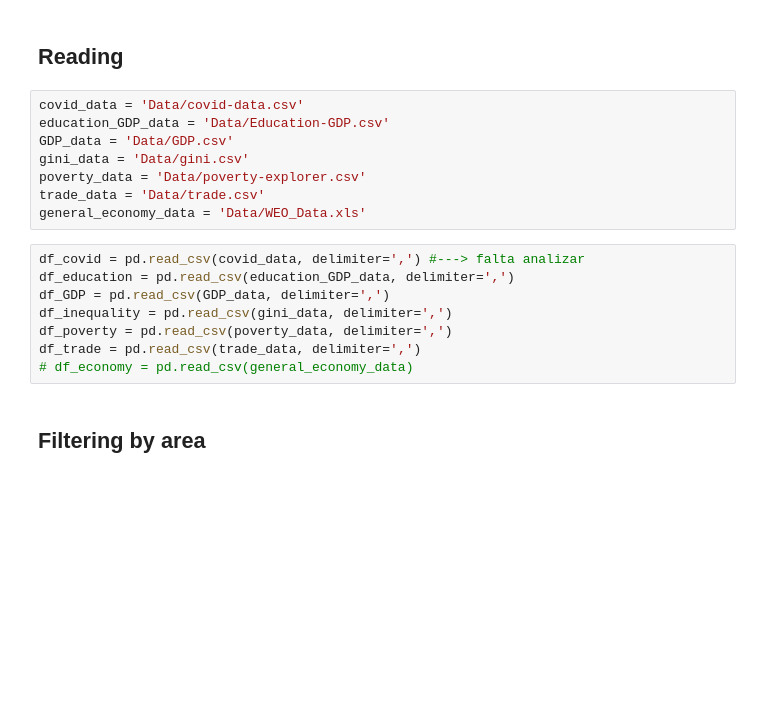
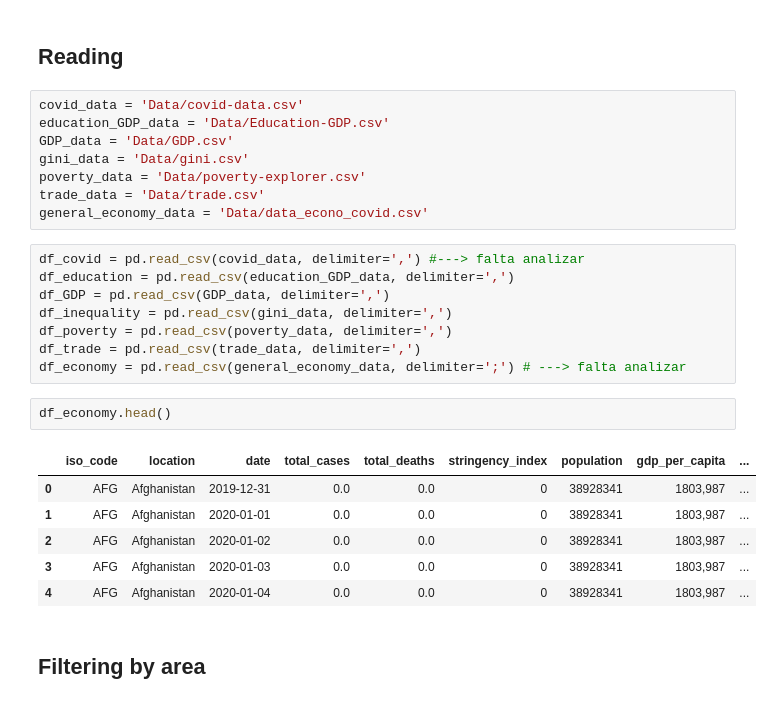
Before and after one commit to fernandolalanne/Practice-Project-Digital-Lab, a Jupyter notebook: analysis.ipynb, the cells around one changed output. Saved outputs shown, nothing was run; the diff lists cells and outputs as text; blank space fills up the shorter version.

Commit message:
Code New Data

```diff
--- a/analysis.ipynb
+++ b/analysis.ipynb
@@ -22,7 +22,7 @@ GDP_data = 'Data/GDP.csv'
 gini_data = 'Data/gini.csv'
 poverty_data = 'Data/poverty-explorer.csv'
 trade_data = 'Data/trade.csv'
-general_economy_data = 'Data/WEO_Data.xls'
+general_economy_data = 'Data/data_econo_covid.csv'
 # %%
 df_covid = pd.read_csv(covid_data, delimiter=',') #---> falta analizar
 df_education = pd.read_csv(education_GDP_data, delimiter=',')
@@ -30,7 +30,16 @@ df_GDP = pd.read_csv(GDP_data, delimiter=',')
 df_inequality = pd.read_csv(gini_data, delimiter=',')
 df_poverty = pd.read_csv(poverty_data, delimiter=',')
 df_trade = pd.read_csv(trade_data, delimiter=',')
-# df_economy = pd.read_csv(general_economy_data)
+df_economy = pd.read_csv(general_economy_data, delimiter=';') # ---> falta analizar
+# %%
+df_economy.head()
+# %% [output]
+|  | iso_code | location | date | total_cases | total_deaths | stringency_index | population | gdp_per_capita | ... |
+| 0 | AFG | Afghanistan | 2019-12-31 | 0.0 | 0.0 | 0 | 38928341 | 1803,987 | ... |
+| 1 | AFG | Afghanistan | 2020-01-01 | 0.0 | 0.0 | 0 | 38928341 | 1803,987 | ... |
+| 2 | AFG | Afghanistan | 2020-01-02 | 0.0 | 0.0 | 0 | 38928341 | 1803,987 | ... |
+| 3 | AFG | Afghanistan | 2020-01-03 | 0.0 | 0.0 | 0 | 38928341 | 1803,987 | ... |
+| 4 | AFG | Afghanistan | 2020-01-04 | 0.0 | 0.0 | 0 | 38928341 | 1803,987 | ... |
 # %% [markdown]
 ## Filtering by area
 # %%
```
Also changed, not shown: 1 other file.
